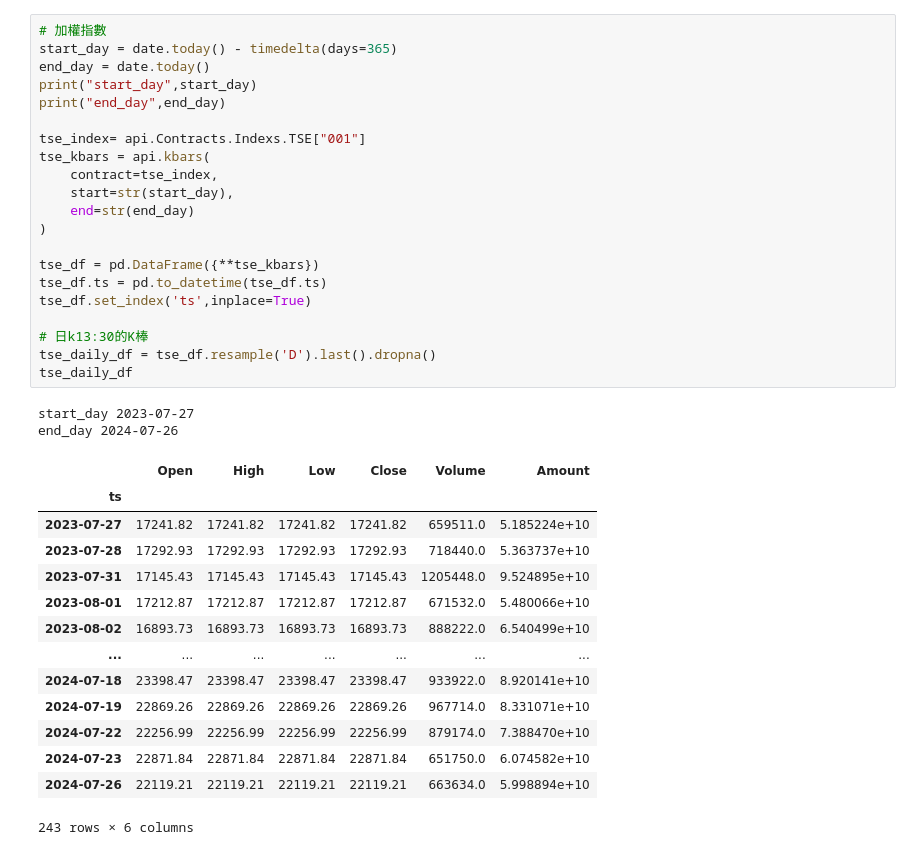
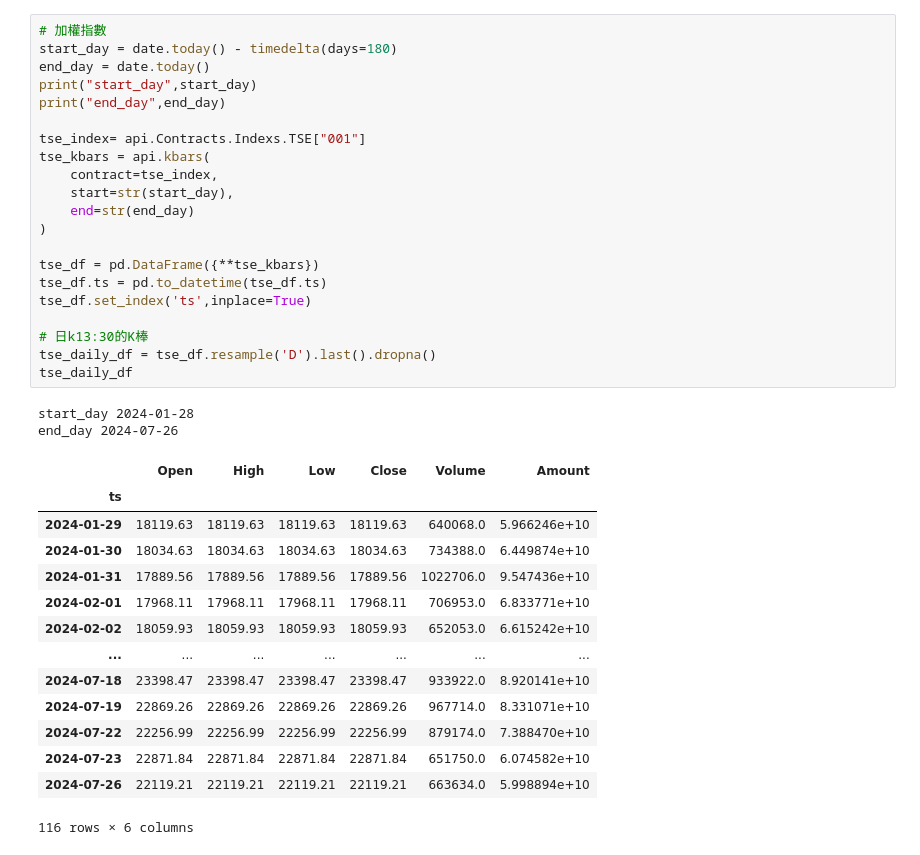
Before and after one commit to HarryKao1020/stock_trading_strategy, a Jupyter notebook: basic/TWSE_OTC_MACD.ipynb, the cells around one changed output. Saved outputs shown, nothing was run; the diff lists cells and outputs as text.

```diff
--- a/basic/TWSE_OTC_MACD.ipynb
+++ b/basic/TWSE_OTC_MACD.ipynb
@@ -74,40 +74,40 @@ Successfully installed python-dotenv-1.0.1
 Response Code: 0 | Event Code: 0 | Info: host '210.59.255.161:80', IP 210.59.255.161:80 (host 1 of 1) (host connection attempt 1 of 1) (total connection attempt 1 of 1) | Event: Session up
 # %%
 # 加權指數
-start_day = date.today() - timedelta(days=365)
+start_day = date.today() - timedelta(days=180)
 end_day = date.today()
 print("start_day",start_day)
 print("end_day",end_day)
 
 tse_index= api.Contracts.Indexs.TSE["001"]
 tse_kbars = api.kbars(
     contract=tse_index,
     start=str(start_day),
     end=str(end_day)
 )
 
 tse_df = pd.DataFrame({**tse_kbars})
 tse_df.ts = pd.to_datetime(tse_df.ts)
 tse_df.set_index('ts',inplace=True)
 
 # 日k13:30的K棒
 tse_daily_df = tse_df.resample('D').last().dropna()
 tse_daily_df
 # %% [output]
-start_day 2023-07-27
+start_day 2024-01-28
 end_day 2024-07-26
 |  | Open | High | Low | Close | Volume | Amount |
 | ts |  |  |  |  |  |  |
-| 2023-07-27 | 17241.82 | 17241.82 | 17241.82 | 17241.82 | 659511.0 | 5.185224e+10 |
-| 2023-07-28 | 17292.93 | 17292.93 | 17292.93 | 17292.93 | 718440.0 | 5.363737e+10 |
-| 2023-07-31 | 17145.43 | 17145.43 | 17145.43 | 17145.43 | 1205448.0 | 9.524895e+10 |
-| 2023-08-01 | 17212.87 | 17212.87 | 17212.87 | 17212.87 | 671532.0 | 5.480066e+10 |
-| 2023-08-02 | 16893.73 | 16893.73 | 16893.73 | 16893.73 | 888222.0 | 6.540499e+10 |
+| 2024-01-29 | 18119.63 | 18119.63 | 18119.63 | 18119.63 | 640068.0 | 5.966246e+10 |
+| 2024-01-30 | 18034.63 | 18034.63 | 18034.63 | 18034.63 | 734388.0 | 6.449874e+10 |
+| 2024-01-31 | 17889.56 | 17889.56 | 17889.56 | 17889.56 | 1022706.0 | 9.547436e+10 |
+| 2024-02-01 | 17968.11 | 17968.11 | 17968.11 | 17968.11 | 706953.0 | 6.833771e+10 |
+| 2024-02-02 | 18059.93 | 18059.93 | 18059.93 | 18059.93 | 652053.0 | 6.615242e+10 |
 | ... | ... | ... | ... | ... | ... | ... |
 | 2024-07-18 | 23398.47 | 23398.47 | 23398.47 | 23398.47 | 933922.0 | 8.920141e+10 |
 | 2024-07-19 | 22869.26 | 22869.26 | 22869.26 | 22869.26 | 967714.0 | 8.331071e+10 |
 | 2024-07-22 | 22256.99 | 22256.99 | 22256.99 | 22256.99 | 879174.0 | 7.388470e+10 |
 | 2024-07-23 | 22871.84 | 22871.84 | 22871.84 | 22871.84 | 651750.0 | 6.074582e+10 |
 | 2024-07-26 | 22119.21 | 22119.21 | 22119.21 | 22119.21 | 663634.0 | 5.998894e+10 |
-243 rows × 6 columns
+116 rows × 6 columns
 # %%
```
Also changed, not shown: parts of 2 cells of this notebook.
